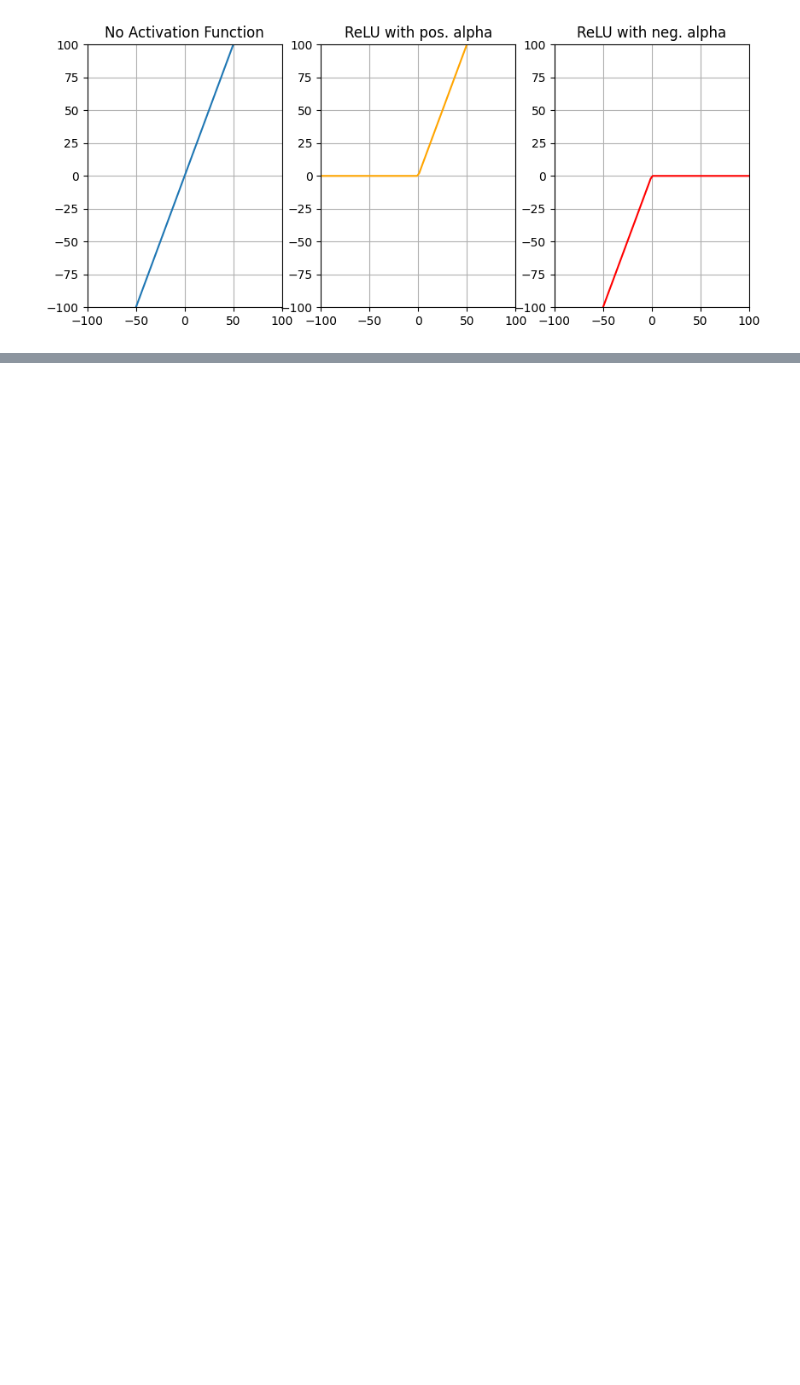
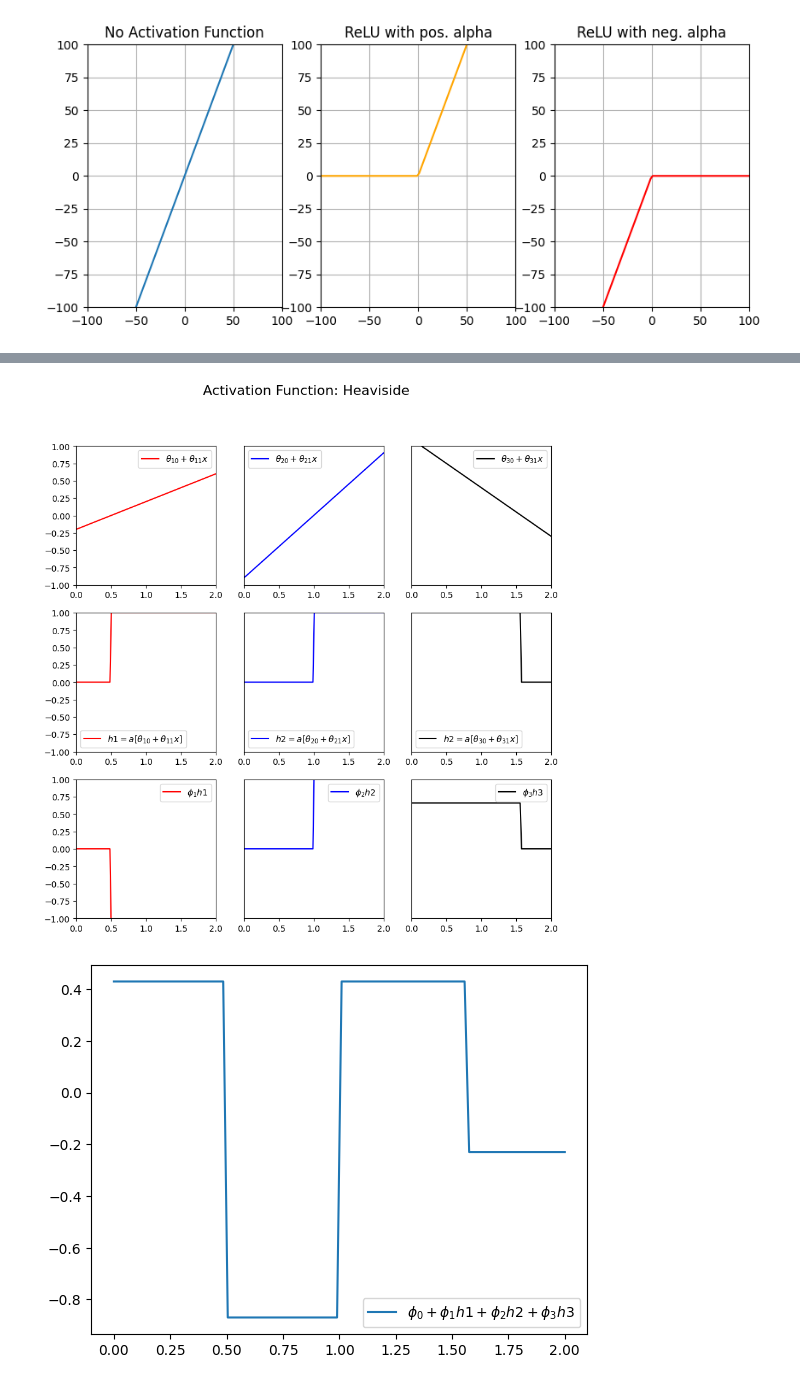
Before and after one commit to danielmrrk/deep-learning-book-sj, a Jupyter notebook: problem-set-3.ipynb, the cells around one changed output, grey strips where cells are left out. Cells and saved outputs as stored; diff of their text form; code cells hidden in the pictures; blank space fills up the shorter version.

```diff
--- a/problem-set-3.ipynb
+++ b/problem-set-3.ipynb
@@ -261,0 +339,29 @@ plt.show()
+# %%
+from functools import partial
+
+def heaviside(z):
+    if z < 0:
+        return 0
+    return 1
+
+def rect(z):
+    if z < 0 or z > 1:
+        return 0
+    return 1
+
+def hidden_cell(x, theta_0, theta_1, activation):
+    z = theta_0 + theta_1 * x
+    output = np.array([activation(z_value) for z_value in z])
+    return z, output
+
+x = np.linspace(0, 2, 100)
+
+h1 = partial(hidden_cell, x=x, theta_0=-0.2, theta_1=0.4)
+h2 = partial(hidden_cell, x=x, theta_0=-0.9, theta_1=0.9)
+h3 = partial(hidden_cell, x=x, theta_0=1.1, theta_1=-0.7)
+
+activation_functions = {
+    heaviside: "Heaviside",
+    rect: "Rect",
+    np.tanh: "Tanh"
+}
@@ -261,0 +439,12 @@ plt.show()
+# %%
+def plot_activation_output(weighted_h1, weighted_h2, weighted_h3):
+    y_hat = phi_0 + weighted_h1 + weighted_h2 + weighted_h3
+    plt.plot(x, y_hat, label=r"$\phi_0 + \phi_1h1 + \phi_2h2 + \phi_3h3$")
+    plt.legend()
+    plt.show()
+# %%
+weighted_h1, weighted_h2, weighted_h3 = plot_shallow_neuronal_network_progress(heaviside)
+plot_activation_output(weighted_h1, weighted_h2, weighted_h3)
+# %% [output]
+[figure, added]
+[figure, added]
```
Also changed, not shown: parts of 20 cells of this notebook, 1 other file.
